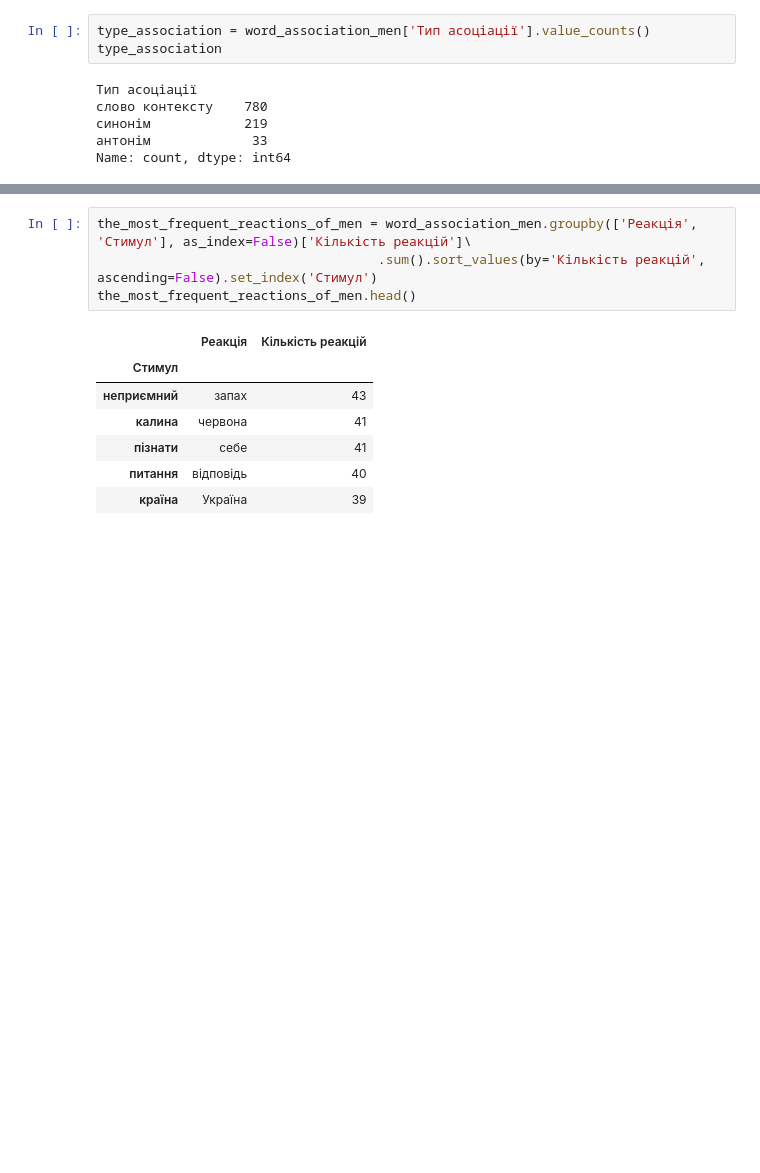
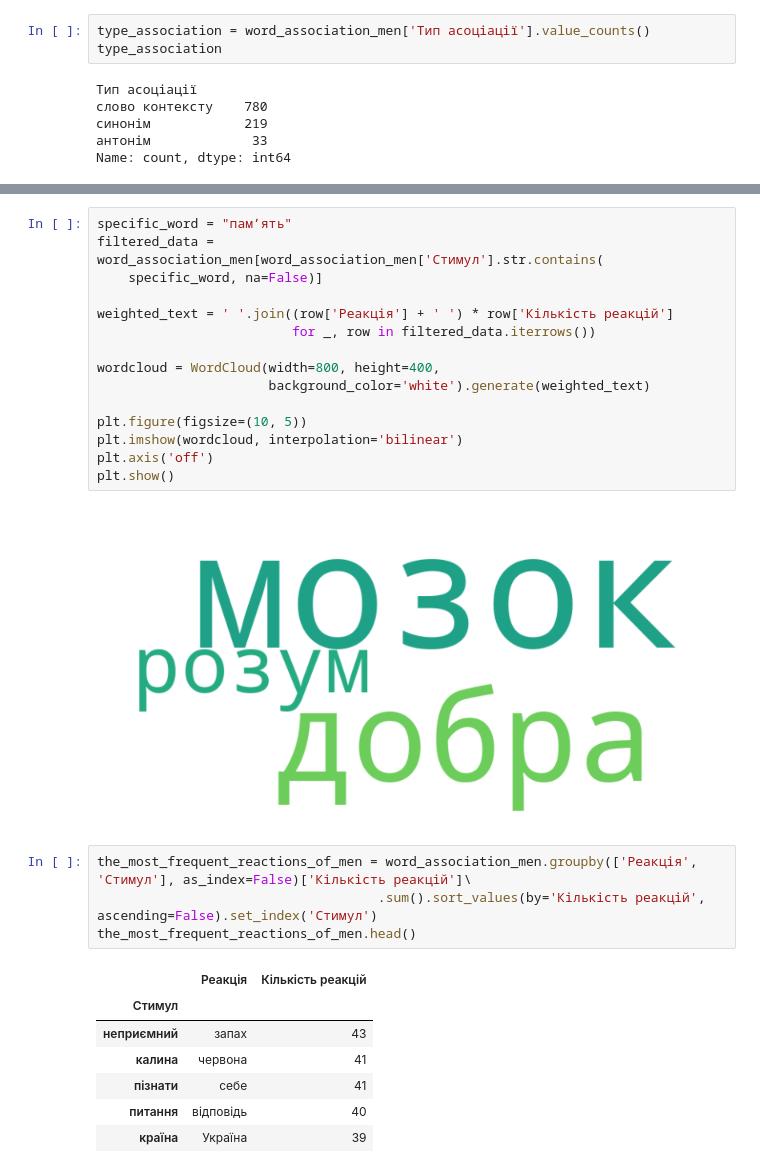
Before and after one commit to yagodanr/pandas_word_assosiations, a Jupyter notebook: main.ipynb, the cells around one changed output, grey strips where cells are left out. Drawn from its saved outputs; the diff is of its cells as text; blank space fills up the shorter version.

```diff
--- a/main.ipynb
+++ b/main.ipynb
@@ -28,3 +77,20 @@ Name: count, dtype: int64
+# %%
+specific_word = "памʼять"
+filtered_data = word_association_men[word_association_men['Стимул'].str.contains(
+    specific_word, na=False)]
+
+weighted_text = ' '.join((row['Реакція'] + ' ') * row['Кількість реакцій']
+                         for _, row in filtered_data.iterrows())
+
+wordcloud = WordCloud(width=800, height=400,
+                      background_color='white').generate(weighted_text)
+
+plt.figure(figsize=(10, 5))
+plt.imshow(wordcloud, interpolation='bilinear')
+plt.axis('off')
+plt.show()
+# %% [output]
+[figure, added]
 # %%
 the_most_frequent_reactions_of_men = word_association_men.groupby(['Реакція', 'Стимул'], as_index=False)['Кількість реакцій']\
                                     .sum().sort_values(by='Кількість реакцій', ascending=False).set_index('Стимул')
```
Also changed, not shown: parts of 5 cells of this notebook.
